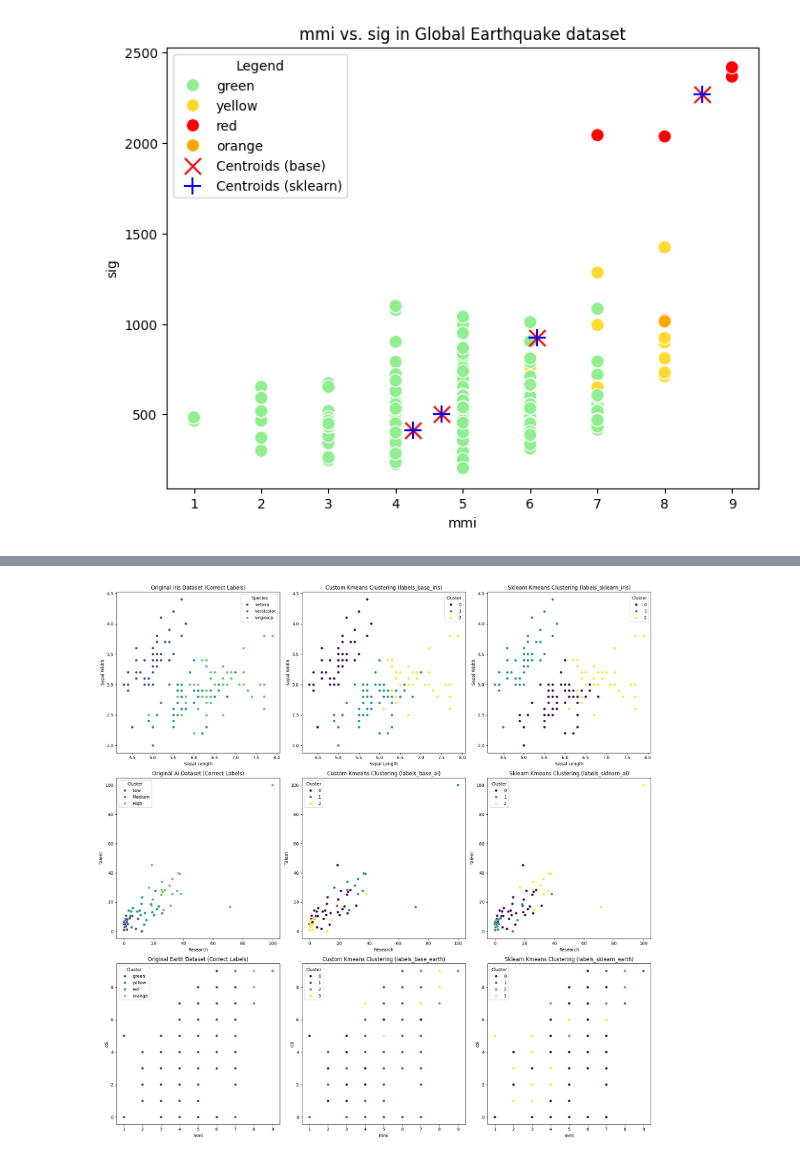
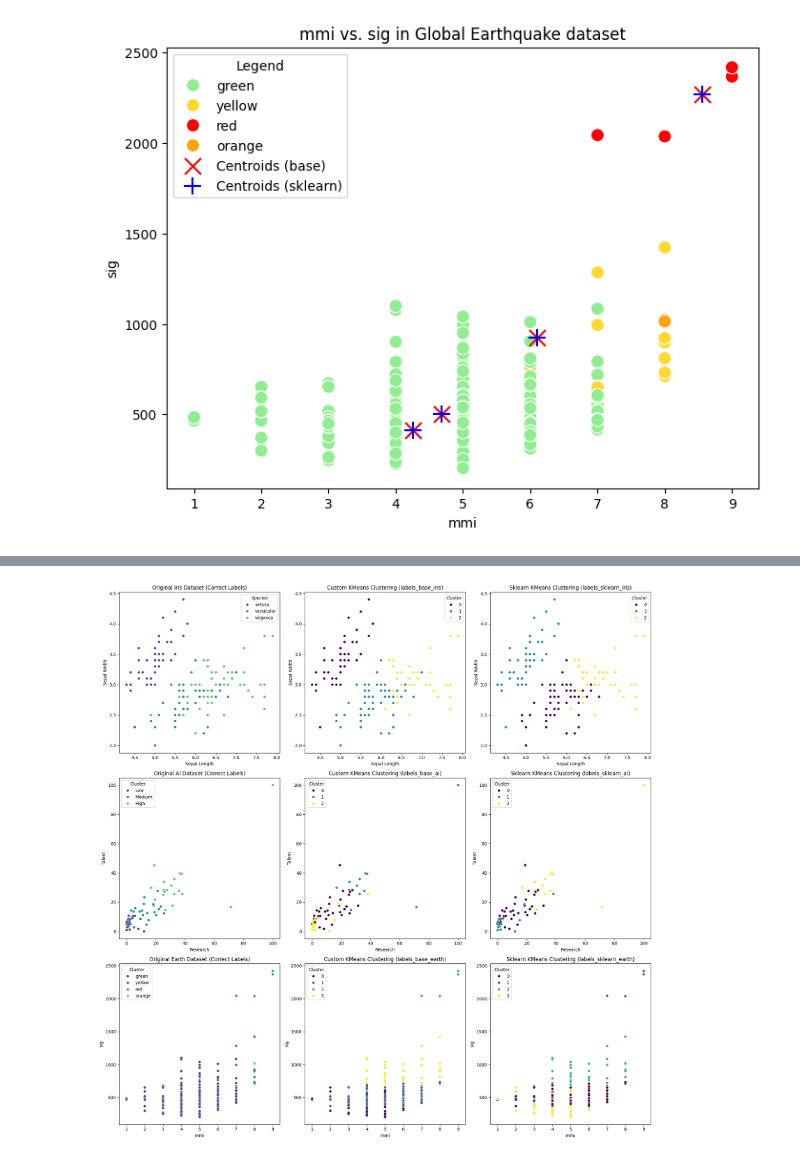
Before and after one commit to mirchandani-mohnish/ClusterMetrics, a Jupyter notebook: kmeans.ipynb, the cells around one changed output, grey strips where cells are left out. Saved outputs shown, nothing was run; the diff lists cells and outputs as text; code cells hidden in the pictures.

```diff
--- a/kmeans.ipynb
+++ b/kmeans.ipynb
@@ -359,14 +359,14 @@ axes[0][0].legend(title="Species")
 
 # Plot 2: Custom DBSCAN Labels (labels_base_iris)
 sns.scatterplot(data=iris, x="sepal_length", y="sepal_width", hue=labels_base_iris, palette="viridis", ax=axes[0][1])
-axes[0][1].set_title("Custom Kmeans Clustering (labels_base_iris)")
+axes[0][1].set_title("Custom KMeans Clustering (labels_base_iris)")
 axes[0][1].set_xlabel("Sepal Length")
 axes[0][1].set_ylabel("Sepal Width")
 axes[0][1].legend(title="Cluster")
 
 # Plot 3: Sklearn DBSCAN Labels (labels_sklearn_iris)
 sns.scatterplot(data=iris, x="sepal_length", y="sepal_width", hue=labels_sklearn_iris, palette="viridis", ax=axes[0][2])
-axes[0][2].set_title("Sklearn Kmeans Clustering (labels_sklearn_iris)")
+axes[0][2].set_title("Sklearn KMeans Clustering (labels_sklearn_iris)")
 axes[0][2].set_xlabel("Sepal Length")
 axes[0][2].set_ylabel("Sepal Width")
 axes[0][2].legend(title="Cluster")
@@ -380,42 +380,42 @@ axes[1][0].legend(title="Cluster")
 
 # Plot 2: Custom OPTICS Labels (labels_base_ai)
 sns.scatterplot(data=ai, x="Research", y="Talent", hue=labels_base_ai, palette="viridis", ax=axes[1][1])
-axes[1][1].set_title("Custom Kmeans Clustering (labels_base_ai)")
+axes[1][1].set_title("Custom KMeans Clustering (labels_base_ai)")
 axes[1][1].set_xlabel("Research")
 axes[1][1].set_ylabel("Talent")
 axes[1][1].legend(title="Cluster")
 
 # Plot 3: Sklearn OPTICS Labels (labels_sklearn_ai)
 sns.scatterplot(data=ai, x="Research", y="Talent", hue=labels_sklearn_ai, palette="viridis", ax=axes[1][2])
-axes[1][2].set_title("Sklearn Kmeans Clustering (labels_sklearn_ai)")
+axes[1][2].set_title("Sklearn KMeans Clustering (labels_sklearn_ai)")
 axes[1][2].set_xlabel("Research")
 axes[1][2].set_ylabel("Talent")
 axes[1][2].legend(title="Cluster")
 
 
 # Plot 1: Original Iris Dataset with Correct Labels
-sns.scatterplot(data=earthquakes, x="mmi", y="cdi", hue="alert", palette="viridis", ax=axes[2][0])
+sns.scatterplot(data=earthquakes, x="mmi", y="sig", hue="alert", palette="viridis", ax=axes[2][0])
 axes[2][0].set_title("Original Earth Dataset (Correct Labels)")
 axes[2][0].set_xlabel("mmi")
-axes[2][0].set_ylabel("cdi")
+axes[2][0].set_ylabel("sig")
 axes[2][0].legend(title="Cluster")
 
 # Plot 2: Custom DBSCAN Labels (labels_base_ai)
-sns.scatterplot(data=earthquakes, x="mmi", y="cdi", hue=labels_base_earth, palette="viridis", ax=axes[2][1])
-axes[2][1].set_title("Custom Kmeans Clustering (labels_base_earth)")
+sns.scatterplot(data=earthquakes, x="mmi", y="sig", hue=labels_base_earth, palette="viridis", ax=axes[2][1])
+axes[2][1].set_title("Custom KMeans Clustering (labels_base_earth)")
 axes[2][1].set_xlabel("mmi")
-axes[2][1].set_ylabel("cdi")
+axes[2][1].set_ylabel("sig")
 axes[2][1].legend(title="Cluster")
 
 # Plot 3: Sklearn DBSCAN Labels (labels_sklearn_ai)
-sns.scatterplot(data=earthquakes, x="mmi", y="cdi", hue=labels_sklearn_earth, palette="viridis", ax=axes[2][2])
-axes[2][2].set_title("Sklearn Kmeans Clustering (labels_sklearn_earth)")
+sns.scatterplot(data=earthquakes, x="mmi", y="sig", hue=labels_sklearn_earth, palette="viridis", ax=axes[2][2])
+axes[2][2].set_title("Sklearn KMeans Clustering (labels_sklearn_earth)")
 axes[2][2].set_xlabel("mmi")
-axes[2][2].set_ylabel("cdi")
+axes[2][2].set_ylabel("sig")
 axes[2][2].legend(title="Cluster")
 
 # Adjust layout and display the plot
 plt.tight_layout()
 plt.show()
 # %% [output]
-[figure, old version]
+[figure, new version]
```
Also changed, not shown: parts of 5 cells of this notebook.
